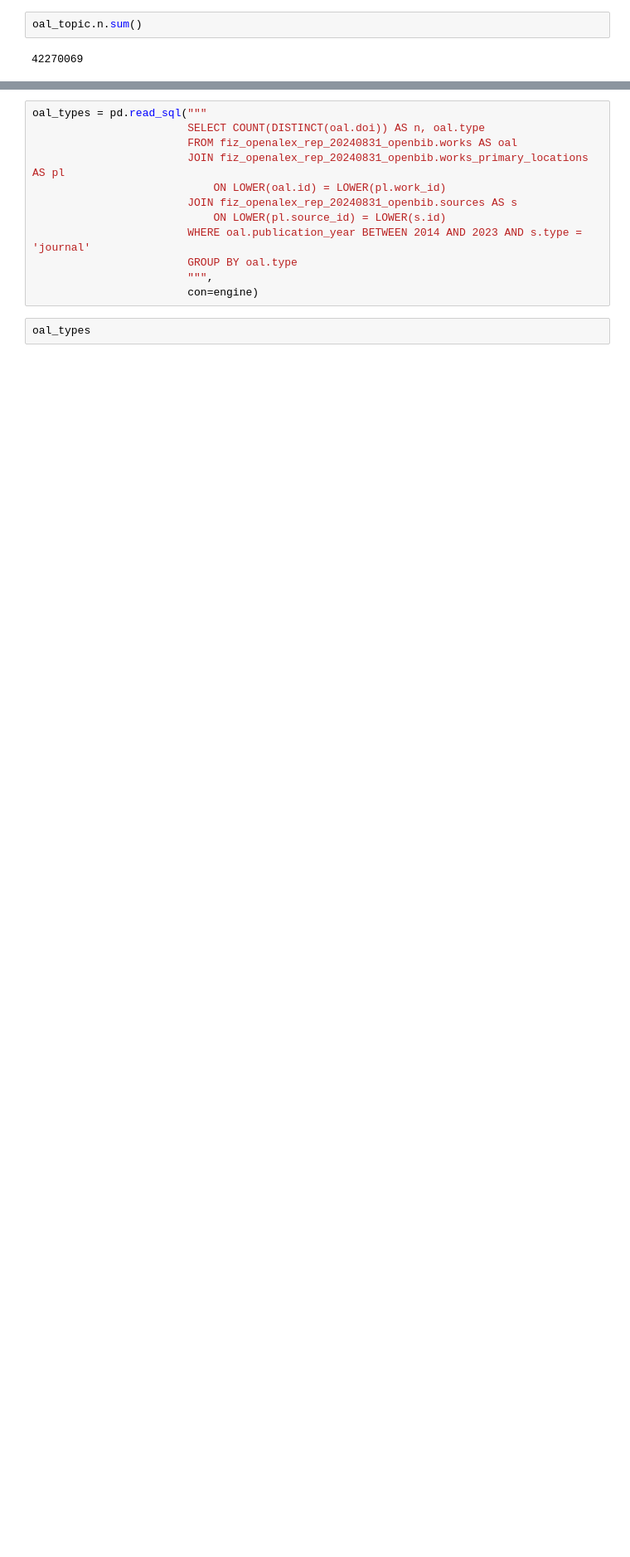
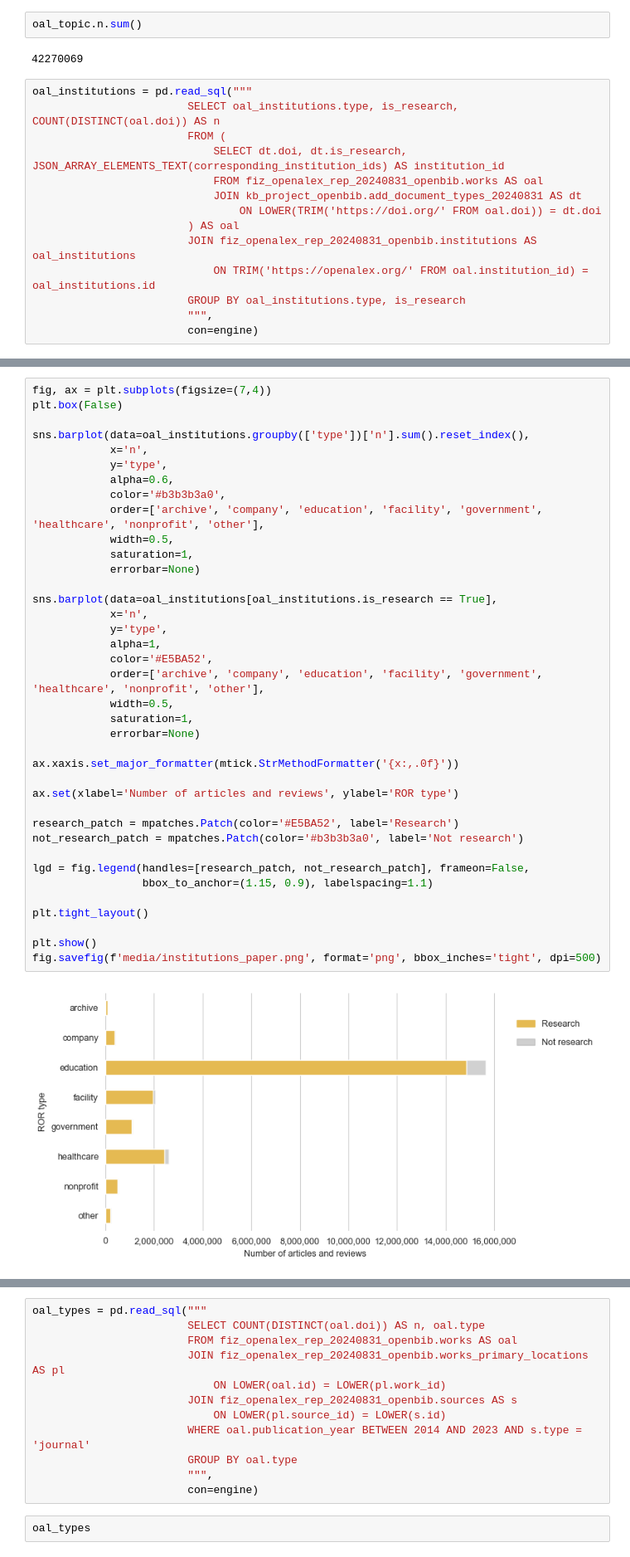
Before and after one commit to naustica/openalex_doctypes, a Jupyter notebook: classifier/paper/review_classifier_paper.ipynb, the cells around one changed output, grey strips where cells are left out. Shown at 83% size. Drawn from its saved outputs; the diff is of its cells as text; blank space fills up the shorter version.

```diff
--- a/classifier/paper/review_classifier_paper.ipynb
+++ b/classifier/paper/review_classifier_paper.ipynb
@@ -262,3 +262,17 @@ oal_topic
 oal_topic.n.sum()
 # %% [output]
 42270069
+# %%
+oal_institutions = pd.read_sql("""
+                        SELECT oal_institutions.type, is_research, COUNT(DISTINCT(oal.doi)) AS n
+                        FROM (
+                        	SELECT dt.doi, dt.is_research, JSON_ARRAY_ELEMENTS_TEXT(corresponding_institution_ids) AS institution_id
+                        	FROM fiz_openalex_rep_20240831_openbib.works AS oal
+                        	JOIN kb_project_openbib.add_document_types_20240831 AS dt
+                        		ON LOWER(TRIM('https://doi.org/' FROM oal.doi)) = dt.doi
+                        ) AS oal
+                        JOIN fiz_openalex_rep_20240831_openbib.institutions AS oal_institutions
+                        	ON TRIM('https://openalex.org/' FROM oal.institution_id) = oal_institutions.id
+                        GROUP BY oal_institutions.type, is_research
+                        """,
+                        con=engine)
@@ -264,0 +305,40 @@ oal_topic.n.sum()
+# %%
+fig, ax = plt.subplots(figsize=(7,4))
+plt.box(False)
+
+sns.barplot(data=oal_institutions.groupby(['type'])['n'].sum().reset_index(),
+            x='n',
+            y='type',
+            alpha=0.6,
+            color='#b3b3b3a0',
+            order=['archive', 'company', 'education', 'facility', 'government', 'healthcare', 'nonprofit', 'other'],
+            width=0.5,
+            saturation=1,
+            errorbar=None)
+
+sns.barplot(data=oal_institutions[oal_institutions.is_research == True],
+            x='n',
+            y='type',
+            alpha=1,
+            color='#E5BA52',
+            order=['archive', 'company', 'education', 'facility', 'government', 'healthcare', 'nonprofit', 'other'],
+            width=0.5,
+            saturation=1,
+            errorbar=None)
+
+ax.xaxis.set_major_formatter(mtick.StrMethodFormatter('{x:,.0f}'))
+
+ax.set(xlabel='Number of articles and reviews', ylabel='ROR type')
+
+research_patch = mpatches.Patch(color='#E5BA52', label='Research')
+not_research_patch = mpatches.Patch(color='#b3b3b3a0', label='Not research')
+
+lgd = fig.legend(handles=[research_patch, not_research_patch], frameon=False,
+                 bbox_to_anchor=(1.15, 0.9), labelspacing=1.1)
+
+plt.tight_layout()
+
+plt.show()
+fig.savefig(f'media/institutions_paper.png', format='png', bbox_inches='tight', dpi=500)
+# %% [output]
+[figure, added]
```
Also changed, not shown: parts of 8 cells of this notebook, 4 other files.
